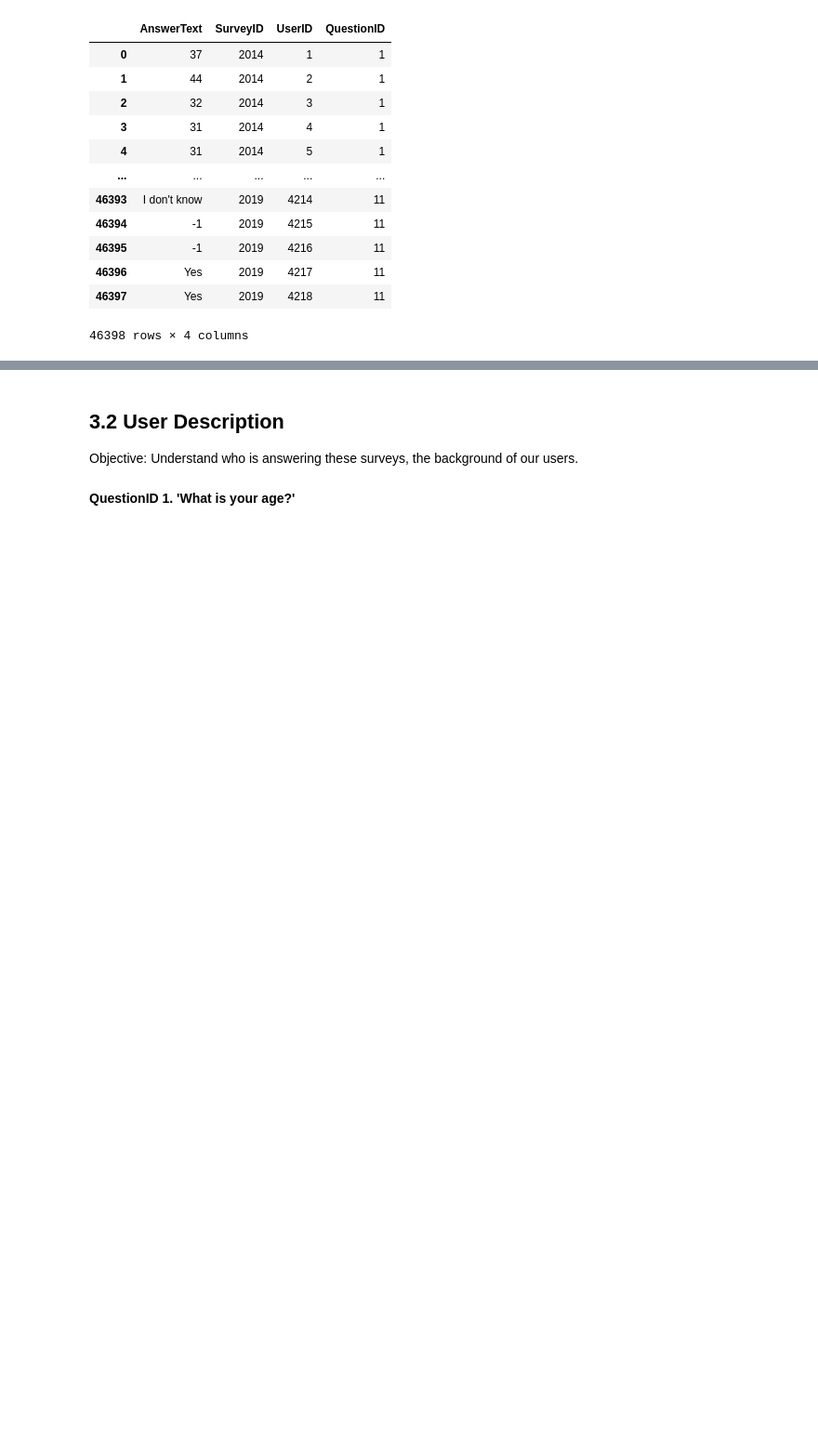
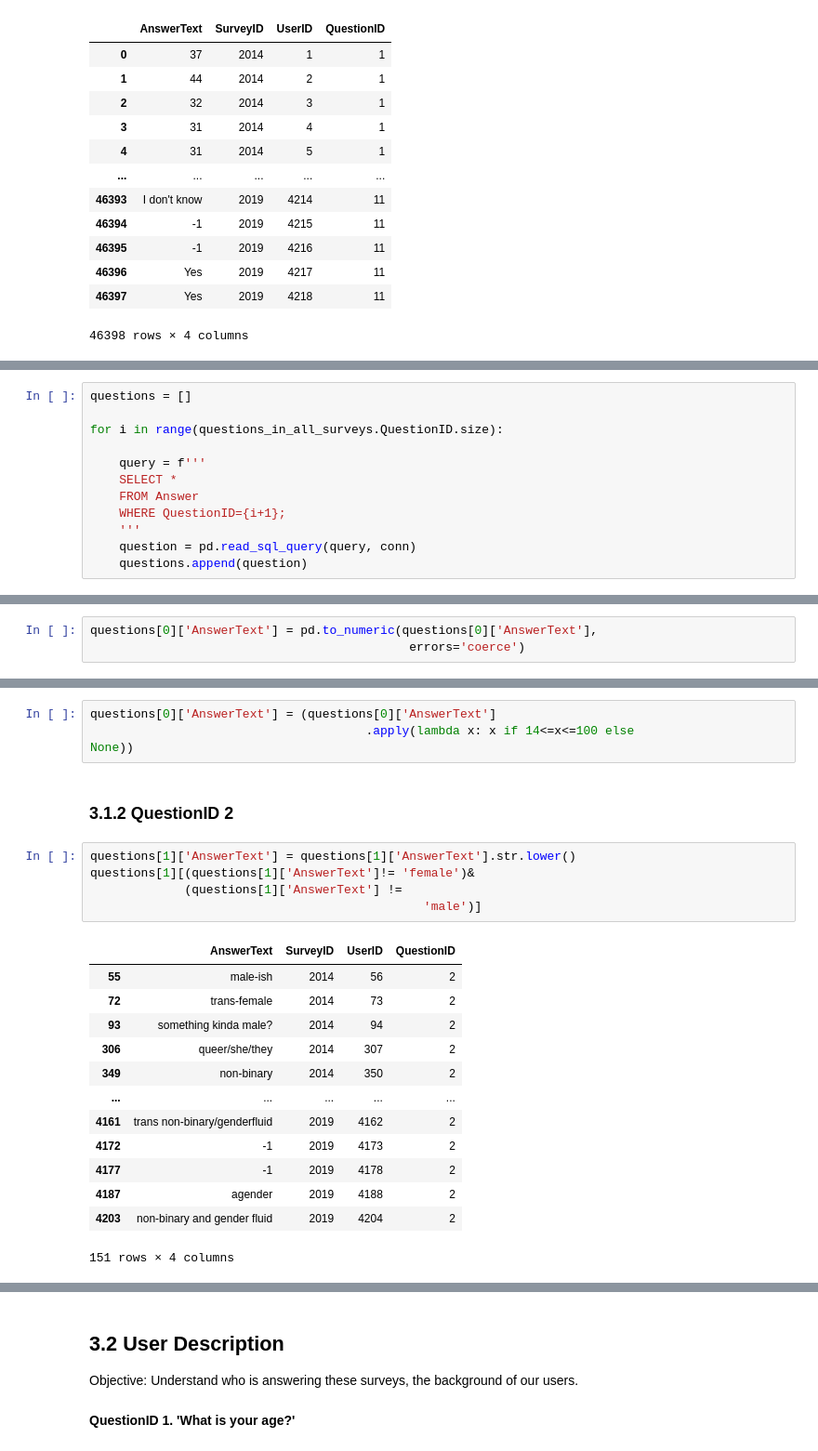
Before and after one commit to CelineChiLamNg/tech_mental_health, a Jupyter notebook: mental_health_tech.ipynb, the cells around one changed output, grey strips where cells are left out. Shown: that part at 93% size. Saved outputs shown, nothing was run; the diff lists cells and outputs as text; blank space fills up the shorter version.

```diff
--- a/mental_health_tech.ipynb
+++ b/mental_health_tech.ipynb
@@ -564,0 +570,12 @@ Data cleaning of each dataset depending on the type of AnswerText.
+# %%
+questions = []
+
+for i in range(questions_in_all_surveys.QuestionID.size):
+
+    query = f'''
+    SELECT *
+    FROM Answer
+    WHERE QuestionID={i+1};
+    '''
+    question = pd.read_sql_query(query, conn)
+    questions.append(question)
@@ -564,0 +584,3 @@ Data cleaning of each dataset depending on the type of AnswerText.
+# %%
+questions[0]['AnswerText'] = pd.to_numeric(questions[0]['AnswerText'],
+                                            errors='coerce')
@@ -564,0 +599,25 @@ Data cleaning of each dataset depending on the type of AnswerText.
+# %%
+questions[0]['AnswerText'] = (questions[0]['AnswerText']
+                                      .apply(lambda x: x if 14<=x<=100 else
+None))
+# %% [markdown]
+### 3.1.2 QuestionID 2
+# %%
+questions[1]['AnswerText'] = questions[1]['AnswerText'].str.lower()
+questions[1][(questions[1]['AnswerText']!= 'female')&
+             (questions[1]['AnswerText'] !=
+                                              'male')]
+# %% [output]
+|  | AnswerText | SurveyID | UserID | QuestionID |
+| 55 | male-ish | 2014 | 56 | 2 |
+| 72 | trans-female | 2014 | 73 | 2 |
+| 93 | something kinda male? | 2014 | 94 | 2 |
+| 306 | queer/she/they | 2014 | 307 | 2 |
+| 349 | non-binary | 2014 | 350 | 2 |
+| ... | ... | ... | ... | ... |
+| 4161 | trans non-binary/genderfluid | 2019 | 4162 | 2 |
+| 4172 | -1 | 2019 | 4173 | 2 |
+| 4177 | -1 | 2019 | 4178 | 2 |
+| 4187 | agender | 2019 | 4188 | 2 |
+| 4203 | non-binary and gender fluid | 2019 | 4204 | 2 |
+151 rows × 4 columns
```
Also changed, not shown: parts of 11 cells of this notebook, 1 other file.
